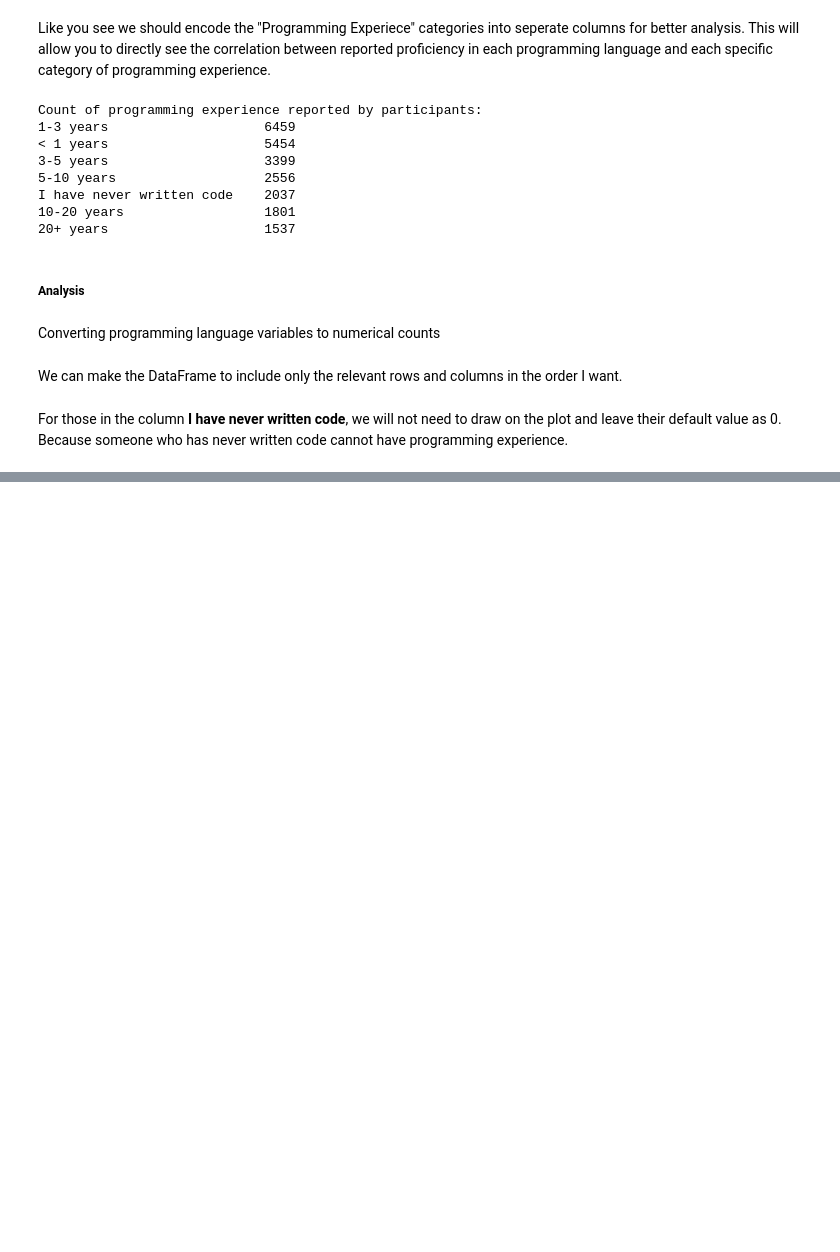
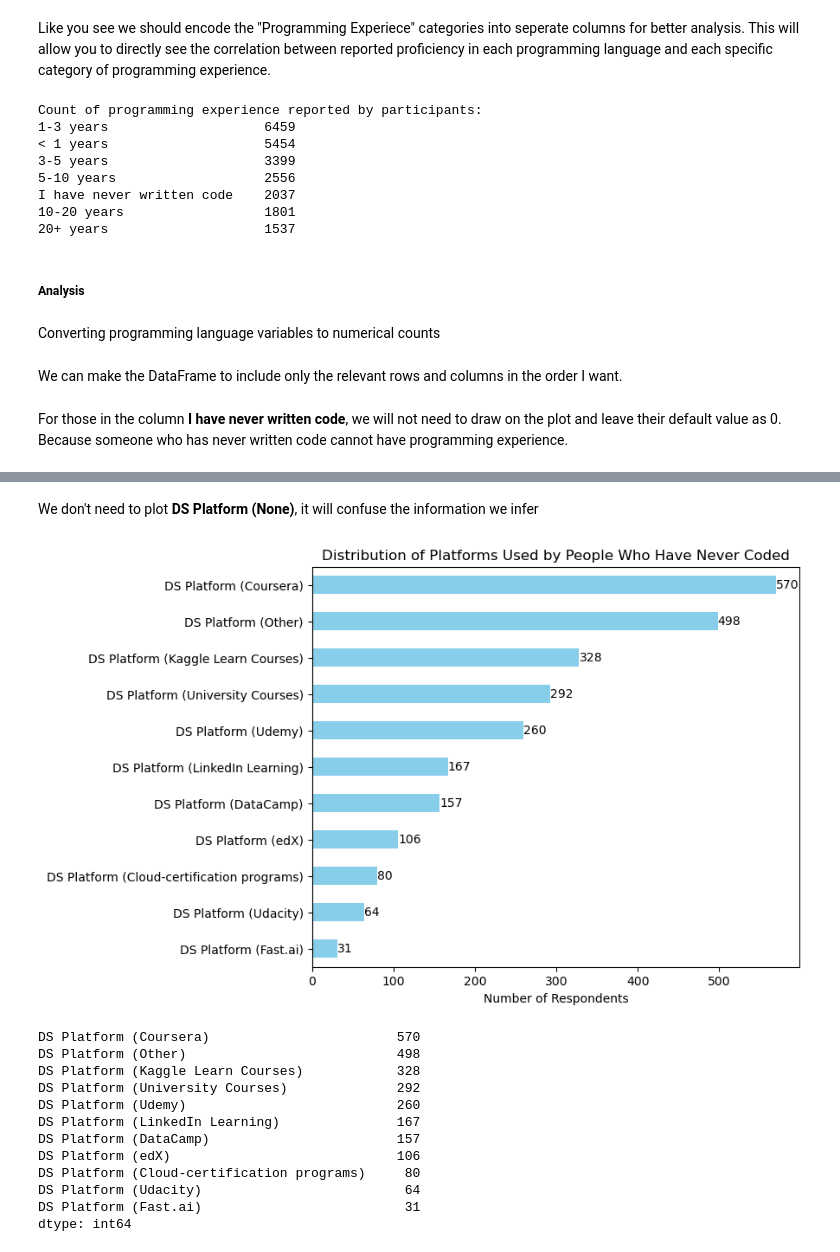
Before and after one commit to HTNam1710/P4DS_FinalProject, a Jupyter notebook: Source/data_analyzing.ipynb, the cells around one changed output, grey strips where cells are left out. Cells and saved outputs as stored; diff of their text form; code cells hidden in the pictures; blank space fills up the shorter version.

```diff
--- a/Source/data_analyzing.ipynb
+++ b/Source/data_analyzing.ipynb
@@ -220,0 +301,6 @@ plt.show()
+# %%
+never_coded_df = merged_df[merged_df['I have never written code'] == 1]
+
+platforms = never_coded_df.filter(like='DS Platform')
+
+platforms.info()
@@ -220,0 +327,34 @@ plt.show()
+# %% [markdown]
+We don't need to plot **DS Platform (None)**, it will confuse the information we infer
+# %%
+# Drop 'DS Platform (None)'
+platform_counts = never_coded_df.filter(like='DS Platform').drop('DS Platform (None)', axis=1).count().sort_values(ascending = False)
+
+plt.figure(figsize=(16, 6))
+
+plt.subplot(1, 2, 1)
+platform_counts.sort_values().plot(kind='barh', color='skyblue')
+plt.title('Distribution of Platforms Used by People Who Have Never Coded')
+
+# Add numbers at the end of each bar
+for index, value in enumerate(platform_counts.sort_values()):
+    plt.text(value, index, str(value), ha='left', va='center')
+
+plt.xlabel('Number of Respondents')
+plt.show()
+
+platform_counts
+# %% [output]
+[figure, added]
+DS Platform (Coursera)                        570
+DS Platform (Other)                           498
+DS Platform (Kaggle Learn Courses)            328
+DS Platform (University Courses)              292
+DS Platform (Udemy)                           260
+DS Platform (LinkedIn Learning)               167
+DS Platform (DataCamp)                        157
+DS Platform (edX)                             106
+DS Platform (Cloud-certification programs)     80
+DS Platform (Udacity)                          64
+DS Platform (Fast.ai)                          31
+dtype: int64
```
Also changed, not shown: parts of 18 cells of this notebook.
